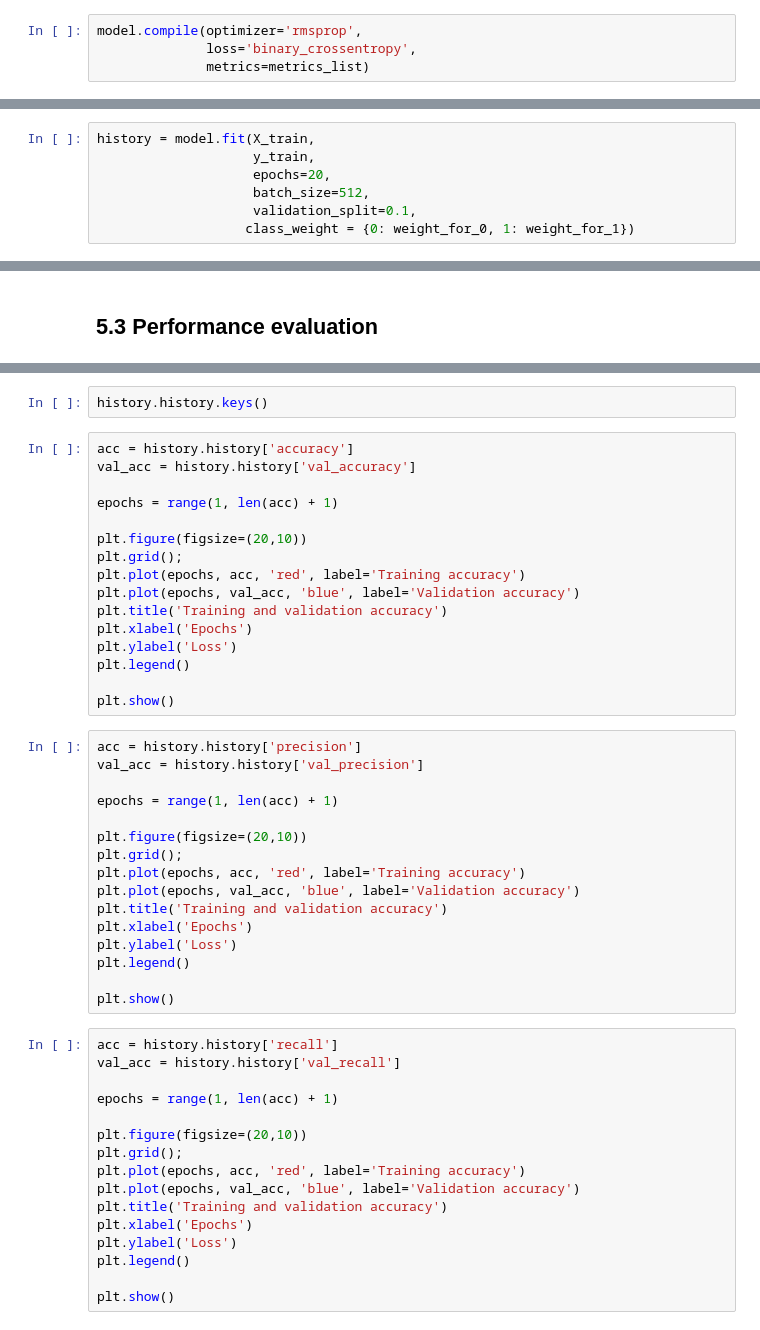
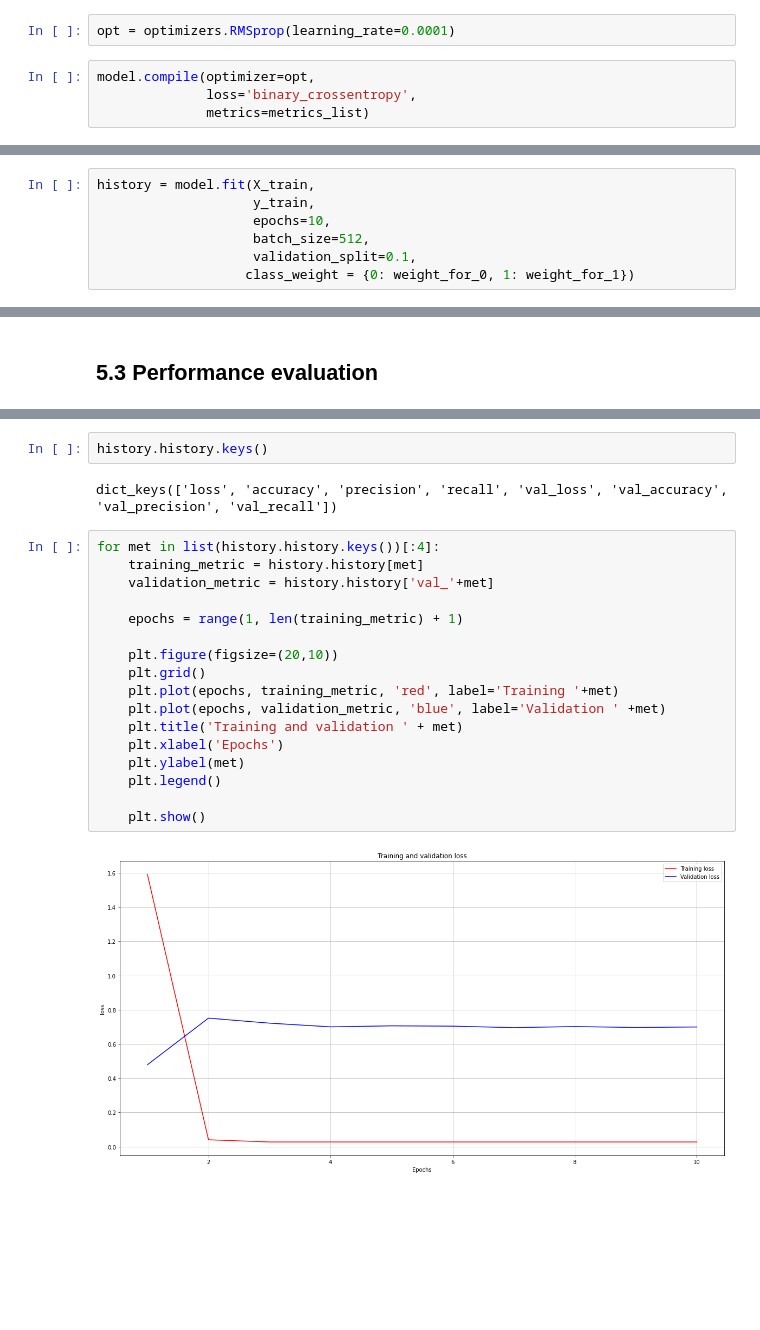
Before and after one commit to ema-0/default-predictor, a Jupyter notebook: notebooks/prototype.ipynb, the cells around one changed output, grey strips where cells are left out. Cells and saved outputs as stored; diff of their text form; blank space fills up the shorter version.

```diff
--- a/notebooks/prototype.ipynb
+++ b/notebooks/prototype.ipynb
@@ -196,7 +186,9 @@ from keras import optimizers
 # %%
 opt = optimizers.Adam(learning_rate=0.001)
+# %%
+opt = optimizers.RMSprop(learning_rate=0.0001)
 # %%
-model.compile(optimizer='rmsprop',
+model.compile(optimizer=opt,
               loss='binary_crossentropy',
               metrics=metrics_list)
 # %%
@@ -207,7 +199,7 @@ weight_for_1 = 1.0 / counts[1]
 # %%
 history = model.fit(X_train,
                     y_train,
-                    epochs=20,
+                    epochs=10,
                     batch_size=512,
                     validation_split=0.1,
                    class_weight = {0: weight_for_0, 1: weight_for_1})
@@ -232,50 +216,23 @@ plt.show()
-# %%
-history.history.keys()
-# %%
-acc = history.history['accuracy']
-val_acc = history.history['val_accuracy']
-
-epochs = range(1, len(acc) + 1)
-
-plt.figure(figsize=(20,10))
-plt.grid();
-plt.plot(epochs, acc, 'red', label='Training accuracy')
-plt.plot(epochs, val_acc, 'blue', label='Validation accuracy')
-plt.title('Training and validation accuracy')
-plt.xlabel('Epochs')
-plt.ylabel('Loss')
-plt.legend()
-
-plt.show()
-# %%
-acc = history.history['precision']
-val_acc = history.history['val_precision']
-
-epochs = range(1, len(acc) + 1)
-
-plt.figure(figsize=(20,10))
-plt.grid();
-plt.plot(epochs, acc, 'red', label='Training accuracy')
-plt.plot(epochs, val_acc, 'blue', label='Validation accuracy')
-plt.title('Training and validation accuracy')
-plt.xlabel('Epochs')
-plt.ylabel('Loss')
-plt.legend()
-
-plt.show()
-# %%
-acc = history.history['recall']
-val_acc = history.history['val_recall']
-
-epochs = range(1, len(acc) + 1)
-
-plt.figure(figsize=(20,10))
-plt.grid();
-plt.plot(epochs, acc, 'red', label='Training accuracy')
-plt.plot(epochs, val_acc, 'blue', label='Validation accuracy')
-plt.title('Training and validation accuracy')
-plt.xlabel('Epochs')
-plt.ylabel('Loss')
-plt.legend()
-
-plt.show()
+# %%
+history.history.keys()
+# %% [output]
+dict_keys(['loss', 'accuracy', 'precision', 'recall', 'val_loss', 'val_accuracy', 'val_precision', 'val_recall'])
+# %%
+for met in list(history.history.keys())[:4]:
+    training_metric = history.history[met]
+    validation_metric = history.history['val_'+met]
+
+    epochs = range(1, len(training_metric) + 1)
+
+    plt.figure(figsize=(20,10))
+    plt.grid()
+    plt.plot(epochs, training_metric, 'red', label='Training '+met)
+    plt.plot(epochs, validation_metric, 'blue', label='Validation ' +met)
+    plt.title('Training and validation ' + met)
+    plt.xlabel('Epochs')
+    plt.ylabel(met)
+    plt.legend()
+
+    plt.show()
+# %% [output]
+[figure, added]
```
Also changed, not shown: parts of 54 cells of this notebook.
